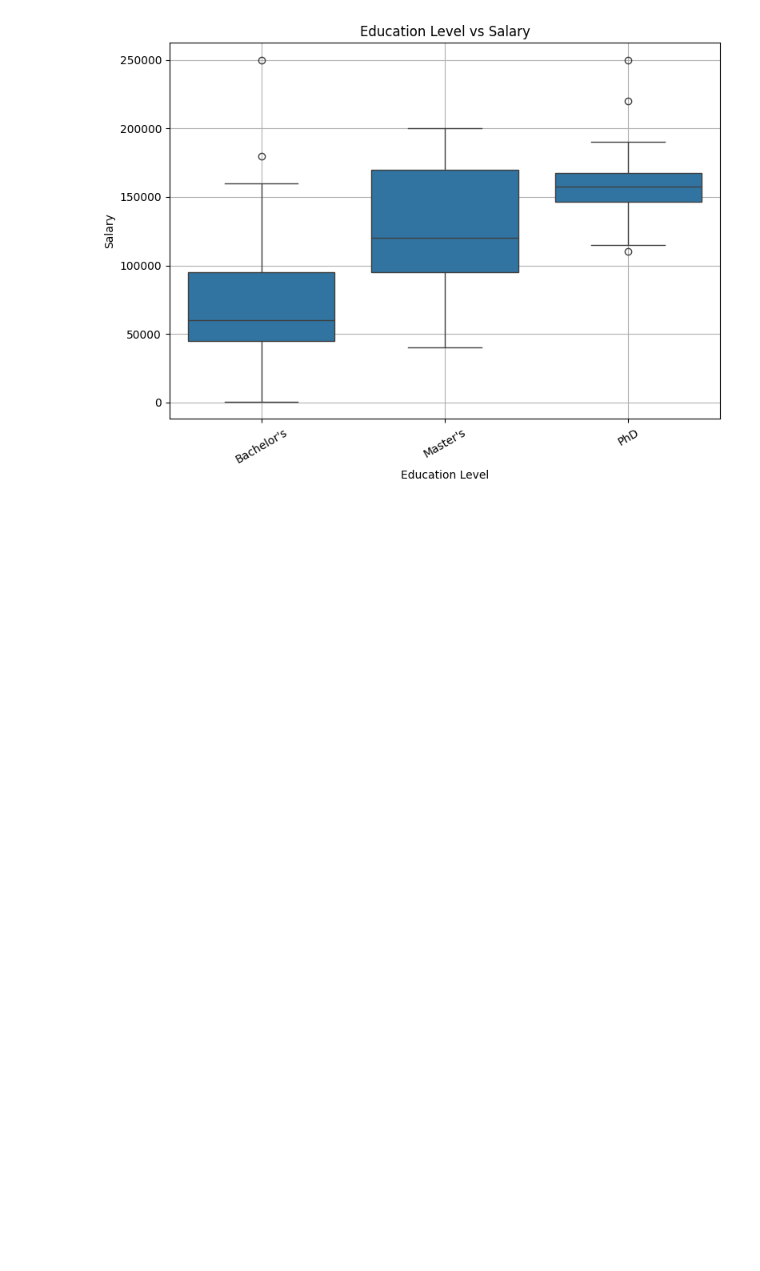
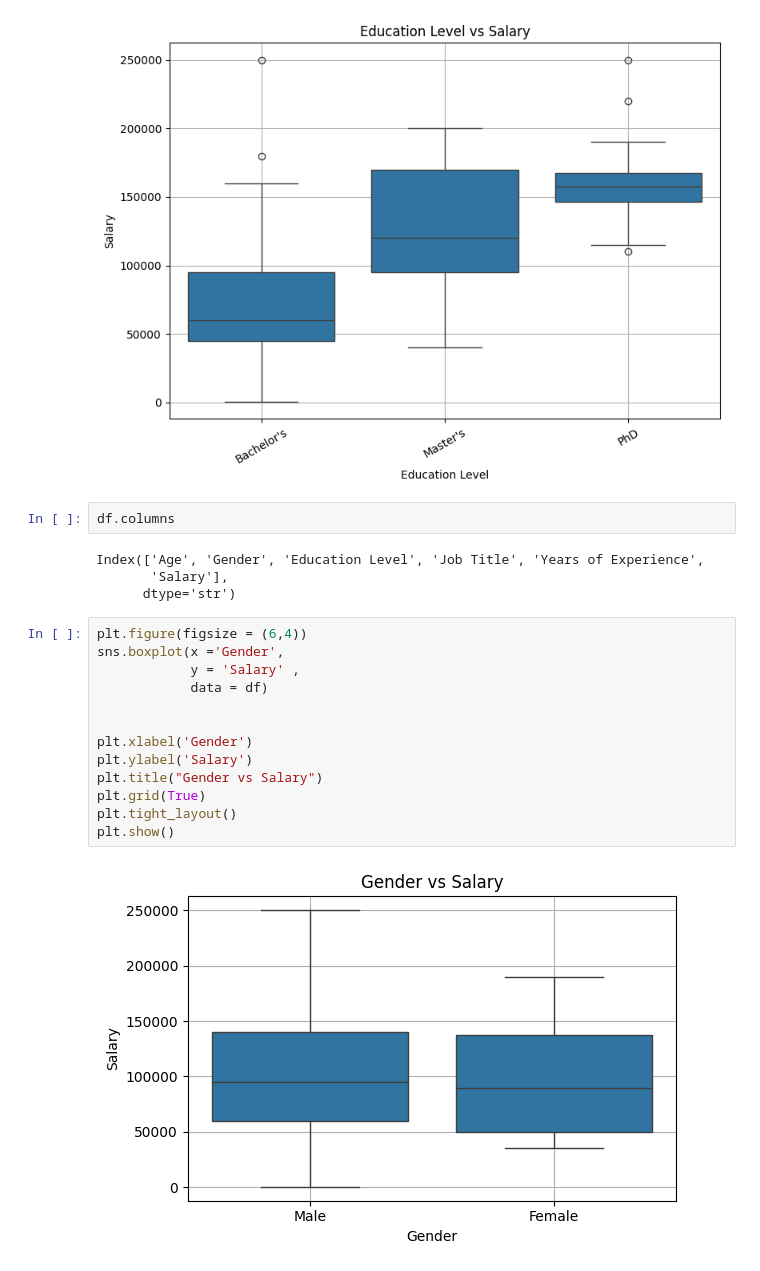
Before and after one commit to rahul-gitt/AI-ML-JOURNEY, a Jupyter notebook: scikit-learn/Salary_prediction/main.ipynb, the cells around one changed output. Drawn from its saved outputs; the diff is of its cells as text; blank space fills up the shorter version.

```diff
--- a/scikit-learn/Salary_prediction/main.ipynb
+++ b/scikit-learn/Salary_prediction/main.ipynb
@@ -123,3 +123,24 @@ plt.tight_layout()
 plt.show()
 # %% [output]
 [figure]
+# %%
+df.columns
+# %% [output]
+Index(['Age', 'Gender', 'Education Level', 'Job Title', 'Years of Experience',
+       'Salary'],
+      dtype='str')
+# %%
+plt.figure(figsize = (6,4))
+sns.boxplot(x ='Gender',
+            y = 'Salary' ,
+            data = df)
+
+
+plt.xlabel('Gender')
+plt.ylabel('Salary')
+plt.title("Gender vs Salary")
+plt.grid(True)
+plt.tight_layout()
+plt.show()
+# %% [output]
+[figure, added]
```
Also changed, not shown: parts of 2 cells of this notebook.
